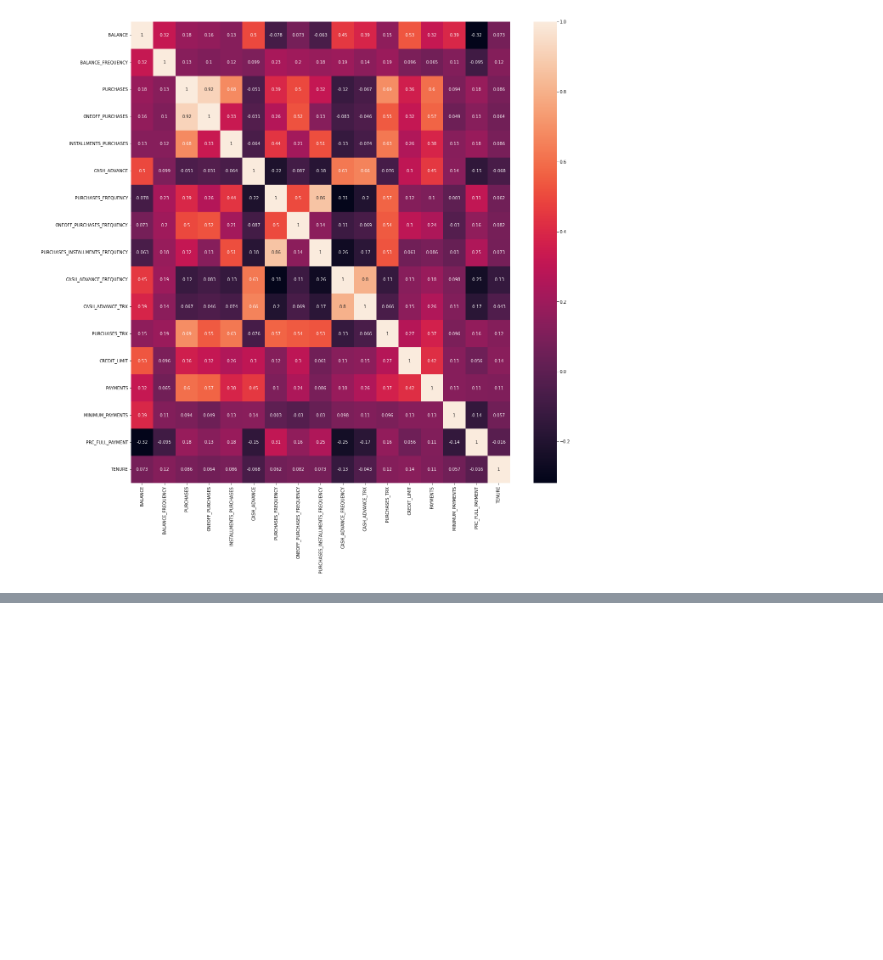
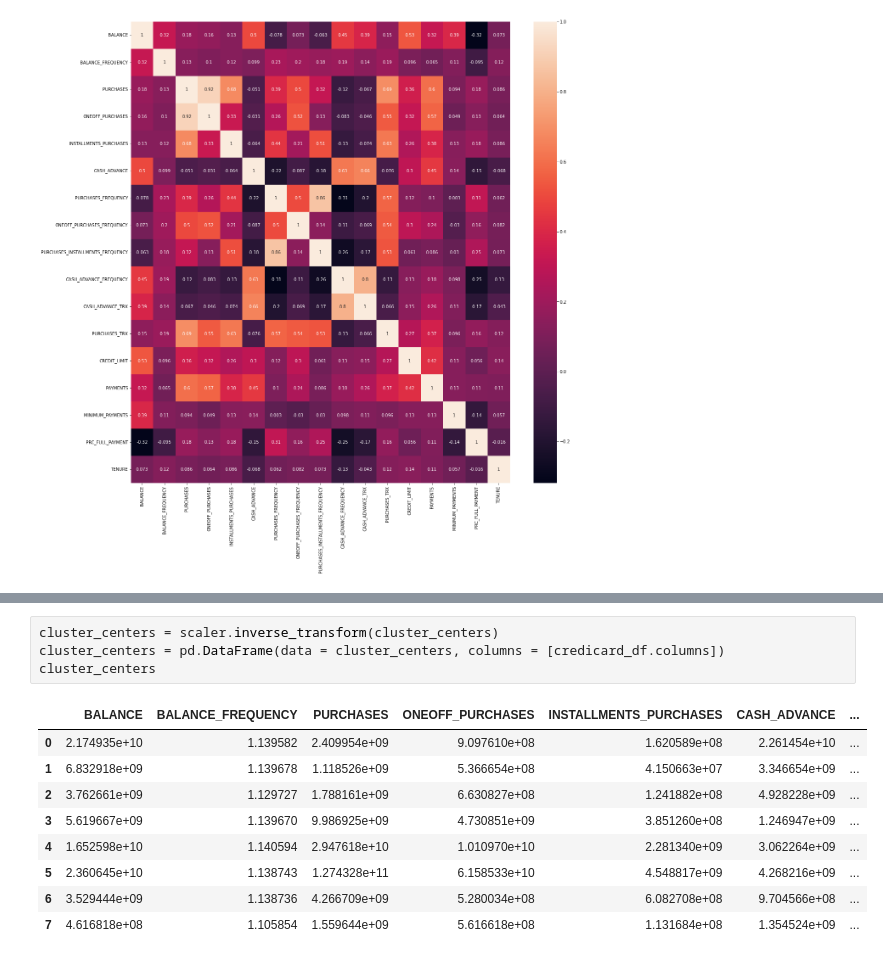
Before and after one commit to Rosivaldojesus/data_analysis, a Jupyter notebook: marketing/main.ipynb, the cells around one changed output, grey strips where cells are left out. Drawn from its saved outputs; the diff is of its cells as text; blank space fills up the shorter version.

```diff
--- a/marketing/main.ipynb
+++ b/marketing/main.ipynb
@@ -198,0 +298,14 @@ sns.heatmap(correlations, annot=True)
+# %%
+cluster_centers = scaler.inverse_transform(cluster_centers)
+cluster_centers = pd.DataFrame(data = cluster_centers, columns = [credicard_df.columns])
+cluster_centers
+# %% [output]
+|  | BALANCE | BALANCE_FREQUENCY | PURCHASES | ONEOFF_PURCHASES | INSTALLMENTS_PURCHASES | CASH_ADVANCE | ... |
+| 0 | 2.174935e+10 | 1.139582 | 2.409954e+09 | 9.097610e+08 | 1.620589e+08 | 2.261454e+10 | ... |
+| 1 | 6.832918e+09 | 1.139678 | 1.118526e+09 | 5.366654e+08 | 4.150663e+07 | 3.346654e+09 | ... |
+| 2 | 3.762661e+09 | 1.129727 | 1.788161e+09 | 6.630827e+08 | 1.241882e+08 | 4.928228e+09 | ... |
+| 3 | 5.619667e+09 | 1.139670 | 9.986925e+09 | 4.730851e+09 | 3.851260e+08 | 1.246947e+09 | ... |
+| 4 | 1.652598e+10 | 1.140594 | 2.947618e+10 | 1.010970e+10 | 2.281340e+09 | 3.062264e+09 | ... |
+| 5 | 2.360645e+10 | 1.138743 | 1.274328e+11 | 6.158533e+10 | 4.548817e+09 | 4.268216e+09 | ... |
+| 6 | 3.529444e+09 | 1.138736 | 4.266709e+09 | 5.280034e+08 | 6.082708e+08 | 9.704566e+08 | ... |
+| 7 | 4.616818e+08 | 1.105854 | 1.559644e+09 | 5.616618e+08 | 1.131684e+08 | 1.354524e+09 | ... |
```
Also changed, not shown: parts of 23 cells of this notebook, 1 other file.
